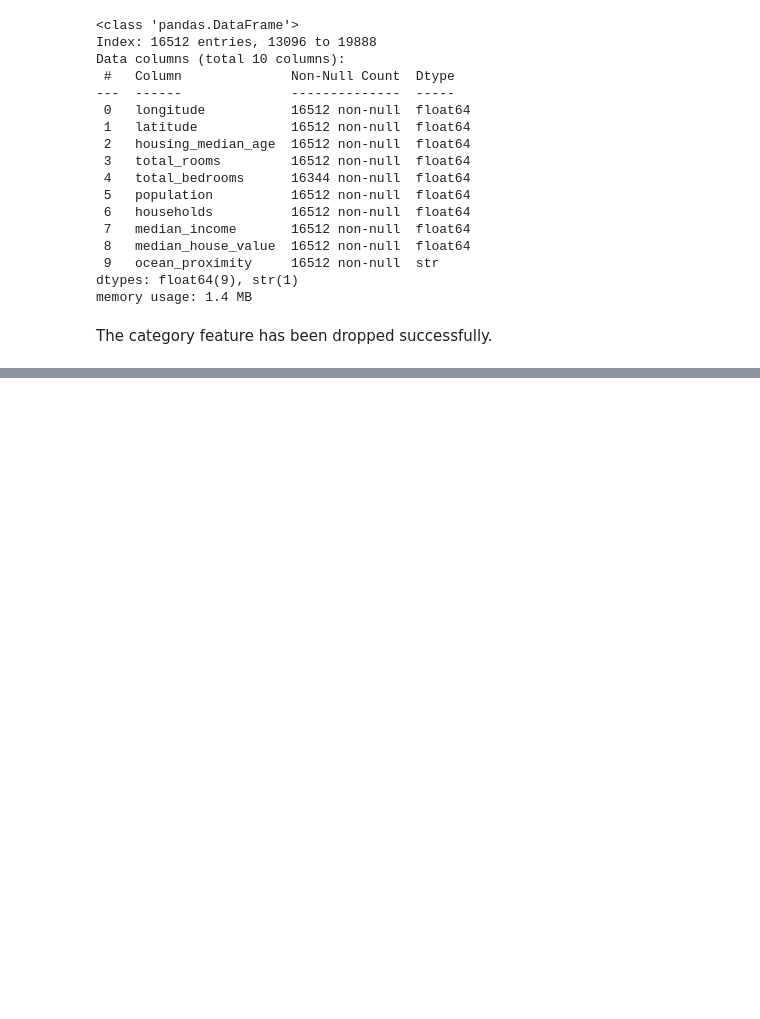
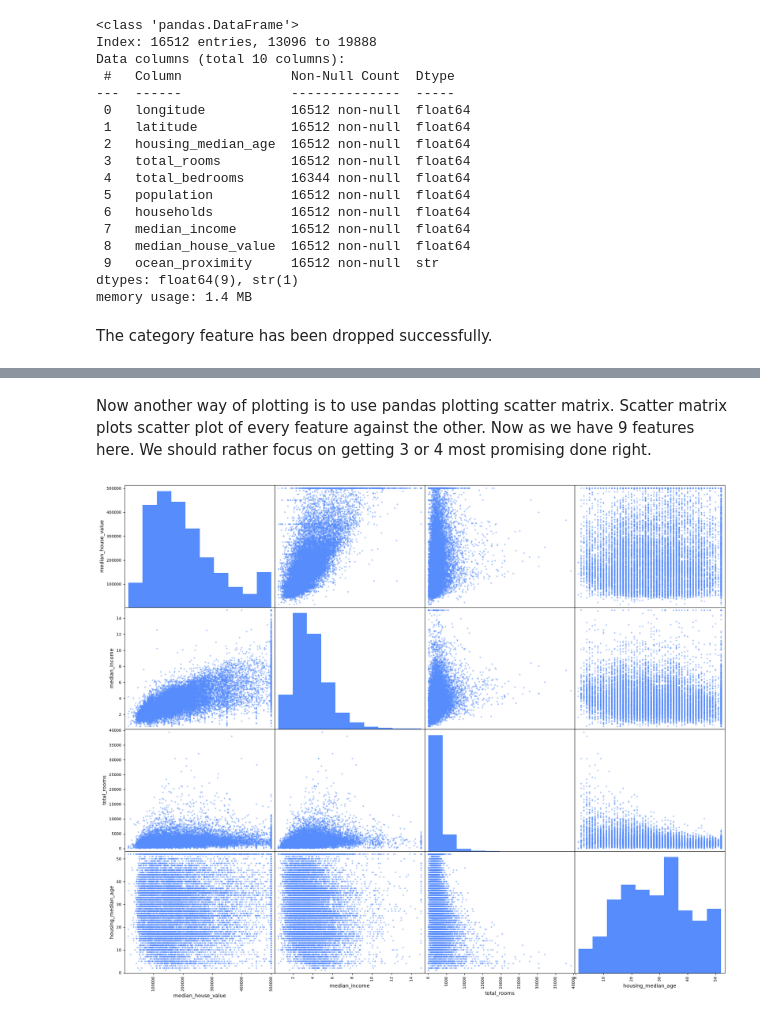
Before and after one commit to Yar-Muhammad-Awaim/hands-on-ml-with-scikit-learn-pytorch, a Jupyter notebook: src/book/chapter2.ipynb, the cells around one changed output, grey strips where cells are left out. Saved outputs shown, nothing was run; the diff lists cells and outputs as text; code cells hidden in the pictures; blank space fills up the shorter version.

```diff
--- a/src/book/chapter2.ipynb
+++ b/src/book/chapter2.ipynb
@@ -320,0 +362,12 @@ The category feature has been dropped successfully.
+# %% [markdown]
+Now another way of plotting is to use pandas plotting scatter matrix. Scatter matrix plots scatter plot of every feature against the other. Now as we have 9 features here. We should rather focus on getting 3 or 4 most promising done right.
+# %%
+from pandas.plotting import scatter_matrix
+
+attributes = ['median_house_value', 'median_income', 'total_rooms', 'housing_median_age']
+
+scatter_matrix(housing[attributes], figsize=(22, 18))
+
+plt.show()
+# %% [output]
+[figure, added]
```
Also changed, not shown: parts of 35 cells of this notebook, 2 other files.
